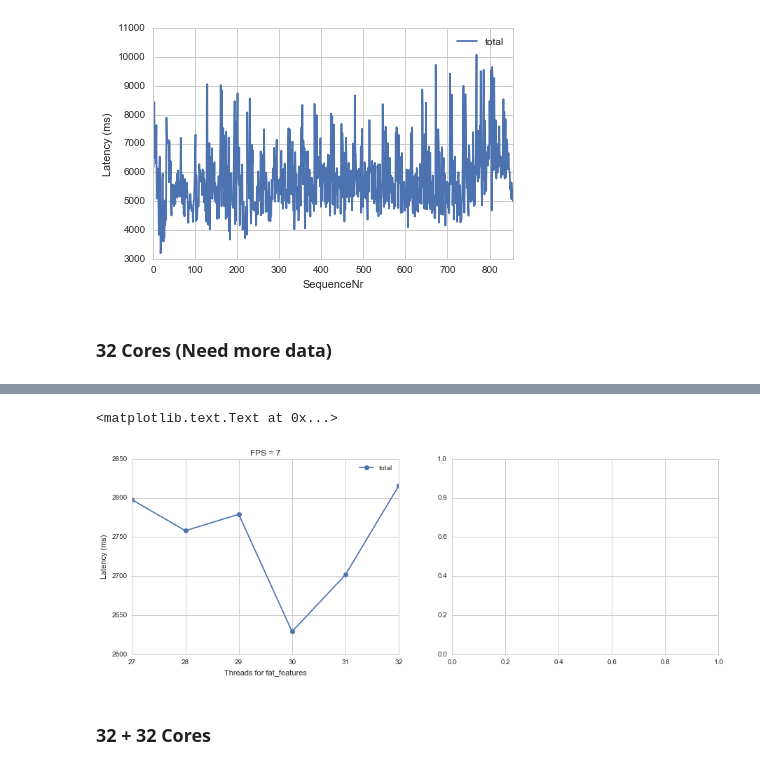
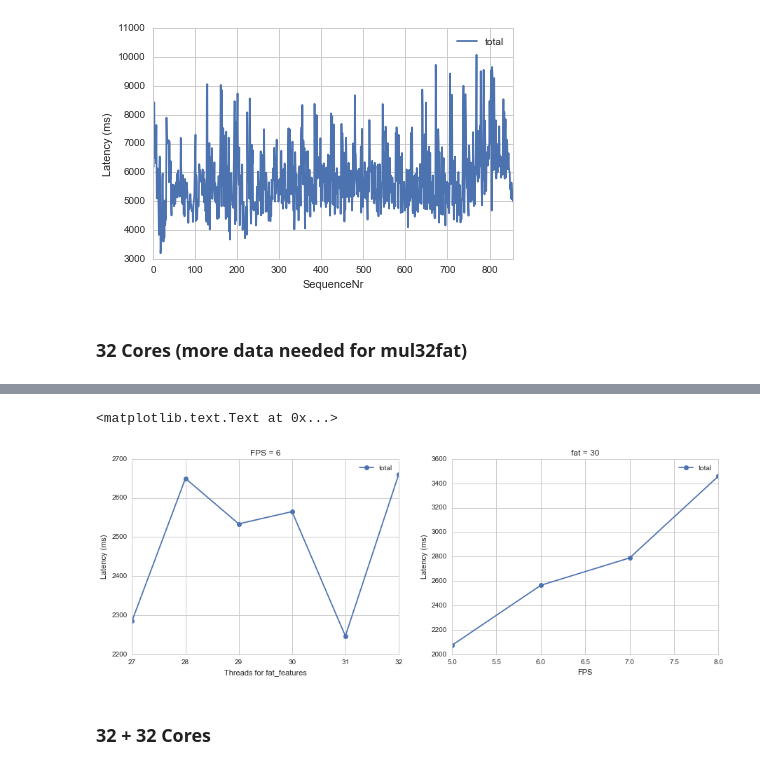
Before and after one commit to Aetf/remotelog, a Jupyter notebook: Exp-Res.ipynb, the cells around one changed output, grey strips where cells are left out. Cells and saved outputs as stored; diff of their text form; code cells hidden in the pictures.

```diff
--- a/Exp-Res.ipynb
+++ b/Exp-Res.ipynb
@@ -335,14 +334,14 @@ WARNING: <exp 2016-5-23/42 nodes:1, FPS:8, topo: 1+32+1>: possibly bad data, lat
 5670.117924528302
 [figure]
 # %% [markdown]
-### 32 Cores (Need more data)
+### 32 Cores (more data needed for mul32fat)
 # %%
 %%capture
 ilb.reload(ana)
-mul32fps = ana.cross_res(*(['2016-6-08/{}'.format(i) for i in range(7,13)]))
-#mul32fat = ana.cross_res(*(['2016-6-08/{}'.format(i) for i in [30, 36, 42, 48]]))
+mul32fps = ana.cross_res(*(['2016-6-09/{}'.format(i) for i in range(6,12)]))
+mul32fat = ana.cross_res(*(['2016-6-09/{}'.format(i) for i in [9, 15, 16, 17]]))
 # %%
 fig, axs = plt.subplots(ncols=2, figsize=(15,5))
-mul32fps.latency(ax=axs[0])[0].set_title('FPS = 7')
-#mul16fat.latency(x=('FPS', lambda exp: exp.params['fps']), ax=axs[1])[0].set_title('fat = 32')
+mul32fps.latency(ax=axs[0])[0].set_title('FPS = 6')
+mul32fat.latency(x=('FPS', lambda exp: exp.params['fps']), ax=axs[1])[0].set_title('fat = 30')
 # %% [output]
@@ -352,5 +351,5 @@ WARNING: <exp 2016-6-08/11 nodes:1, FPS:7, topo: 1+31+1>: possibly bad data, lat
 <matplotlib.text.Text at 0x...>
-[figure, old version]
+[figure, new version]
 # %% [markdown]
 ### 32 + 32 Cores
 # %% [markdown]
```
Also changed, not shown: parts of 3 cells of this notebook, 1 other file.
